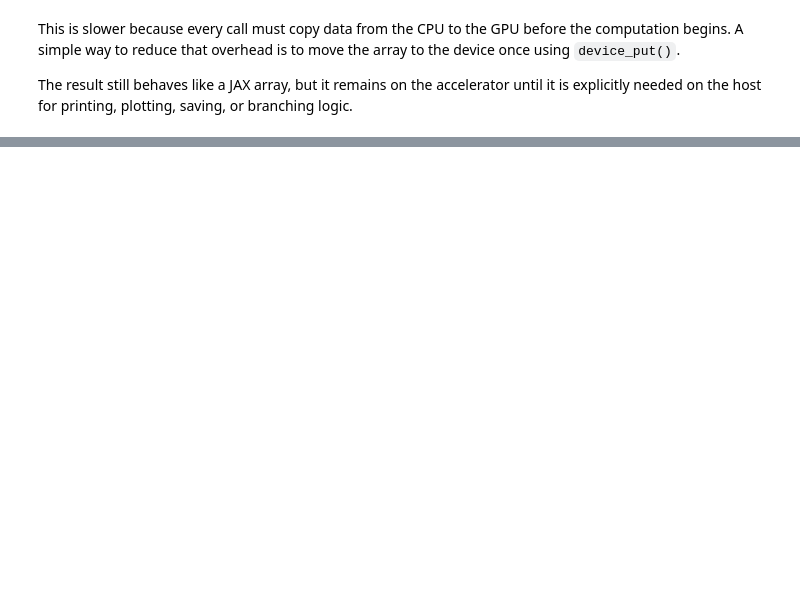
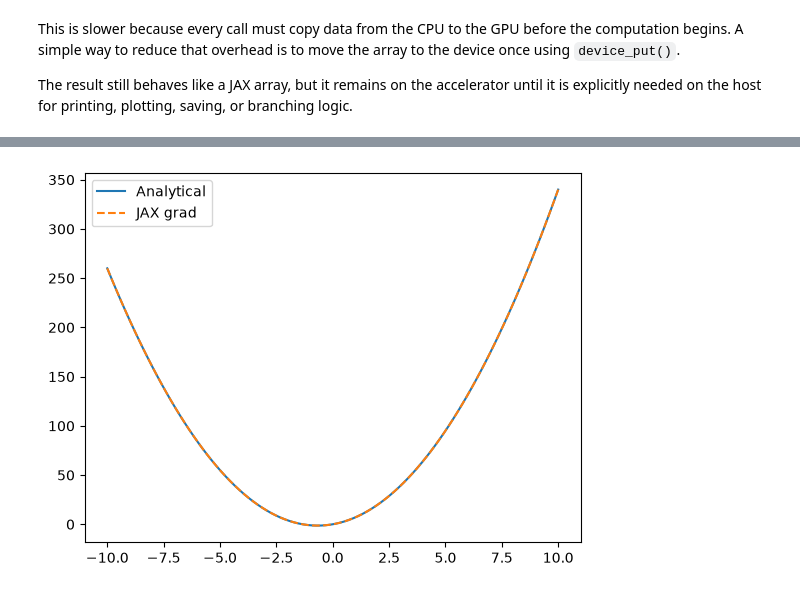
Before and after one commit to SamGr64/CFD-Suite, a Jupyter notebook: JAX.ipynb, the cells around one changed output, grey strips where cells are left out. Drawn from its saved outputs; the diff is of its cells as text; code cells hidden in the pictures; blank space fills up the shorter version.

```diff
--- a/JAX.ipynb
+++ b/JAX.ipynb
@@ -110,0 +141,7 @@ These tools often work together in real workflows. For example, you might compil
+# %%
+@jit
+def foo_bar(x, a = 1.67, b = 1.05):
+  return a * jnp.where(x>0, x, b * jnp.exp(x) - a)
+
+x = random.normal(key, (10000000,))
+%timeit foo_bar(x).block_until_ready()
@@ -110,0 +177,15 @@ These tools often work together in real workflows. For example, you might compil
+# %%
+f = lambda x: jnp.sum(x**3 + 2*x**2 + 5)
+analytic_dfdx = lambda x: 3*x**2 + 4*x
+
+jnp_dfdx = grad(f)
+
+x = jnp.linspace(-10, 10, 100)
+y_analytic = analytic_dfdx(x)
+y_jnp = jnp_dfdx(x)
+plt.plot(x, y_analytic, label='Analytical')
+plt.plot(x, y_jnp, "--", label='JAX grad')
+plt.legend()
+plt.show()
+# %% [output]
+[figure, added]
```
Also changed, not shown: parts of 17 cells of this notebook, 1 other file.
